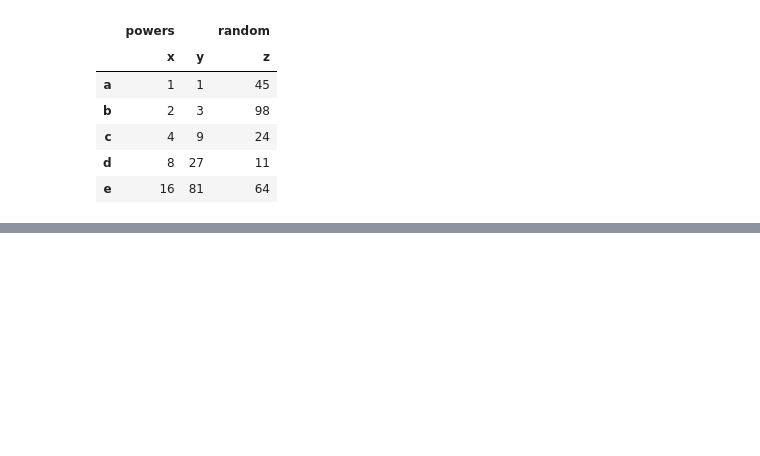
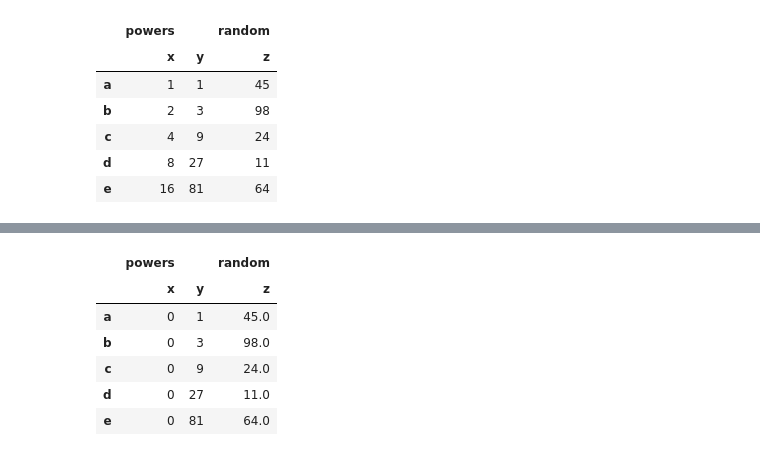
Before and after one commit to felipesebben/Pandas_learning_path, a Jupyter notebook: 6_setting_with_copy_warning/setting_with_copy_warning-_views_vs_copies.ipynb, the cells around one changed output, grey strips where cells are left out. Cells and saved outputs as stored; diff of their text form; code cells hidden in the pictures; blank space fills up the shorter version.

```diff
--- a/6_setting_with_copy_warning/setting_with_copy_warning-_views_vs_copies.ipynb
+++ b/6_setting_with_copy_warning/setting_with_copy_warning-_views_vs_copies.ipynb
@@ -1112,0 +1127,19 @@ df
+# %%
+df = pd.DataFrame(
+    data={("powers", "x"): 2**np.arange(5),
+          ("powers", "y"): 3**np.arange(5),
+          ("random", "z"): np.array([45, 98, 24, 11, 64], dtype=float)},
+    index=["a", "b", "c", "d", "e"]
+)
+# %%
+# Avoid chained assignments with accessors
+df.loc[:, ("powers", "x")] = 0
+df
+# %% [output]
+|  | powers |  | random |
+|  | x | y | z |
+| a | 0 | 1 | 45.0 |
+| b | 0 | 3 | 98.0 |
+| c | 0 | 9 | 24.0 |
+| d | 0 | 27 | 11.0 |
+| e | 0 | 81 | 64.0 |
```
Also changed, not shown: parts of 9 cells of this notebook.
